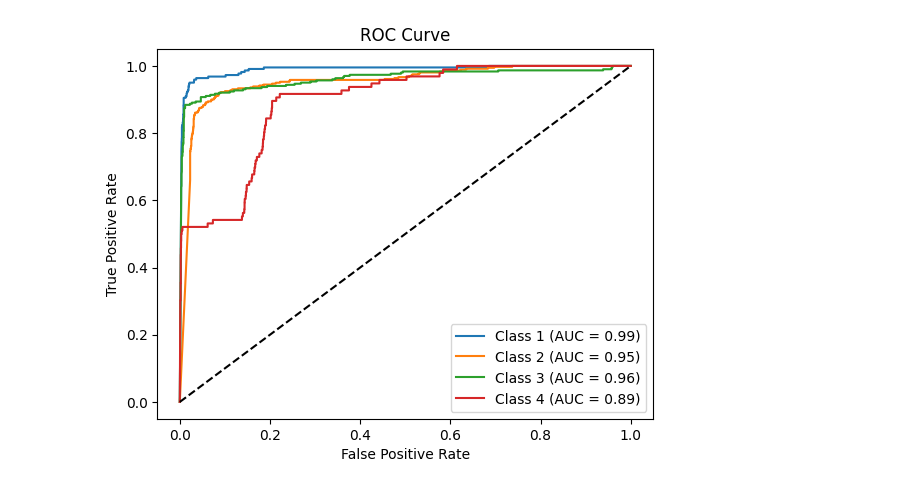
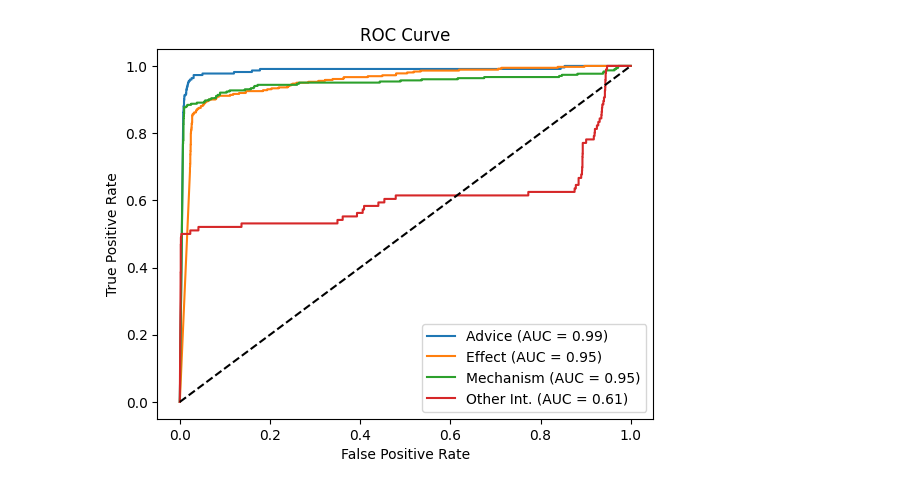
Before and after one commit to hoangbros03/DDI-Multimodals-Fusion, a Jupyter notebook: test_auc.ipynb, the cells around one changed output. Cells and saved outputs as stored; diff of their text form; code cells hidden in the pictures.

```diff
--- a/test_auc.ipynb
+++ b/test_auc.ipynb
@@ -23,3 +21,9 @@ pred = load_pkl('/teamspace/studios/this_studio/DDI-Multimodals-Fusion/pred_logi
+# %%
+# pred = load_pkl('/teamspace/studios/this_studio/DDI-Multimodals-Fusion/data/sample/text_onlypred_logit_epoch25val_micro_f10.8337595907928389.pkl')
+pred = load_pkl('/teamspace/studios/this_studio/DDI-Multimodals-Fusion/data/sample/bestpred_logit_epoch2val_micro_f10.8444902162718846.pkl')
+# pred = load_pkl('/teamspace/studios/this_studio/DDI-Multimodals-Fusion/data/sample/pred_logit_epoch31val_micro_f10.8375893769152196.pkl')
+# pred = load_pkl('/teamspace/studios/this_studio/DDI-Multimodals-Fusion/data/sample/allmodalpred_logit_epoch9val_micro_f10.8394683026584868.pkl')
+# pred = load_pkl('/teamspace/studios/this_studio/DDI-Multimodals-Fusion/data/sample/highpred_logit_epoch22val_micro_f10.8443298969072164.pkl')
 # %%
 pred[10]
 # %% [output]
@@ -91,18 +72,31 @@ plt.show()
 # %%
-from sklearn.metrics import roc_curve, auc
-for i in range(1,5):
-    fpr, tpr, _ = roc_curve(label_onehot[:, i], pred_softmax[:, i])
-    roc_auc = auc(fpr, tpr)
-    plt.plot(fpr, tpr, label=f'Class {i} (AUC = {roc_auc:.2f})')
+import numpy as np
+import matplotlib.pyplot as plt
+pred = pred  # your prediction array
+label = filtered_labels  # your label array
+def get_roc_image(pred, label, name):
+    classes = ['negative', 'Advice', 'Effect', 'Mechanism', 'Other Int.']
+    label_onehot = np.zeros((len(label), 5))
+    label_onehot[np.arange(len(label)), label] = 1
+    # Apply softmax to pred
+    pred_softmax = np.exp(pred) / np.sum(np.exp(pred), axis=1, keepdims=True)
+    from sklearn.metrics import roc_curve, auc
+    for i in range(1,5):
+        fpr, tpr, _ = roc_curve(label_onehot[:, i], pred_softmax[:, i])
+        roc_auc = auc(fpr, tpr)
+        plt.plot(fpr, tpr, label=f'{classes[i]} (AUC = {roc_auc:.2f})')
 
-plt.plot([0, 1], [0, 1], 'k--')
-plt.xlabel('False Positive Rate')
-plt.ylabel('True Positive Rate')
-plt.title('ROC Curve')
-plt.legend()
-plt.show()
+    plt.plot([0, 1], [0, 1], 'k--')
+    plt.xlabel('False Positive Rate')
+    plt.ylabel('True Positive Rate')
+    plt.title('ROC Curve')
+    plt.legend()
+    plt.savefig(f'{name}_roc_curve.png', dpi=300)
+    plt.show()
-# %% [output]
-[figure, removed]
+# %%
+get_roc_image(pred,label,'best')
+# %% [output]
+[figure, added]
 # %%
 import numpy as np
 import matplotlib.pyplot as plt
```
Also changed, not shown: parts of 7 cells of this notebook.
